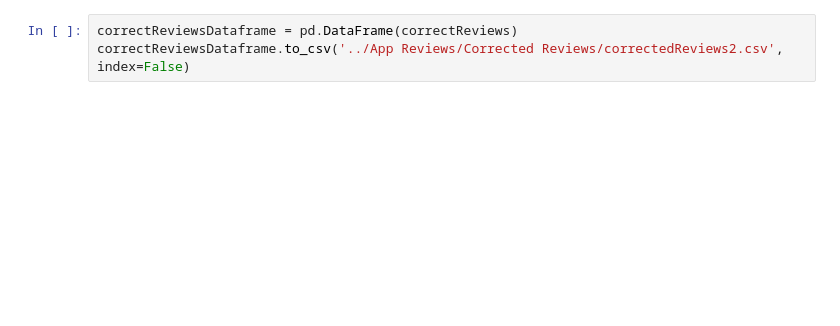
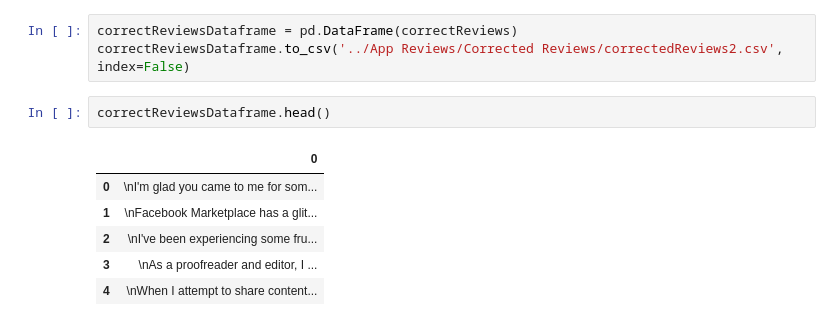
Before and after one commit to Sadik-Yasin-Eftee/Web-Scraping, a Jupyter notebook: Spelling Correction/SpellingCorrector.ipynb, the cells around one changed output. Cells and saved outputs as stored; diff of their text form; blank space fills up the shorter version.

```diff
--- a/Spelling Correction/SpellingCorrector.ipynb
+++ b/Spelling Correction/SpellingCorrector.ipynb
@@ -70,3 +70,12 @@ correctReviews
 # %%
 correctReviewsDataframe = pd.DataFrame(correctReviews)
 correctReviewsDataframe.to_csv('../App Reviews/Corrected Reviews/correctedReviews2.csv', index=False)
+# %%
+correctReviewsDataframe.head()
+# %% [output]
+|  | 0 |
+| 0 | \nI'm glad you came to me for som... |
+| 1 | \nFacebook Marketplace has a glit... |
+| 2 | \nI've been experiencing some fru... |
+| 3 | \nAs a proofreader and editor, I ... |
+| 4 | \nWhen I attempt to share content... |
```
Also changed, not shown: 2 other files.
